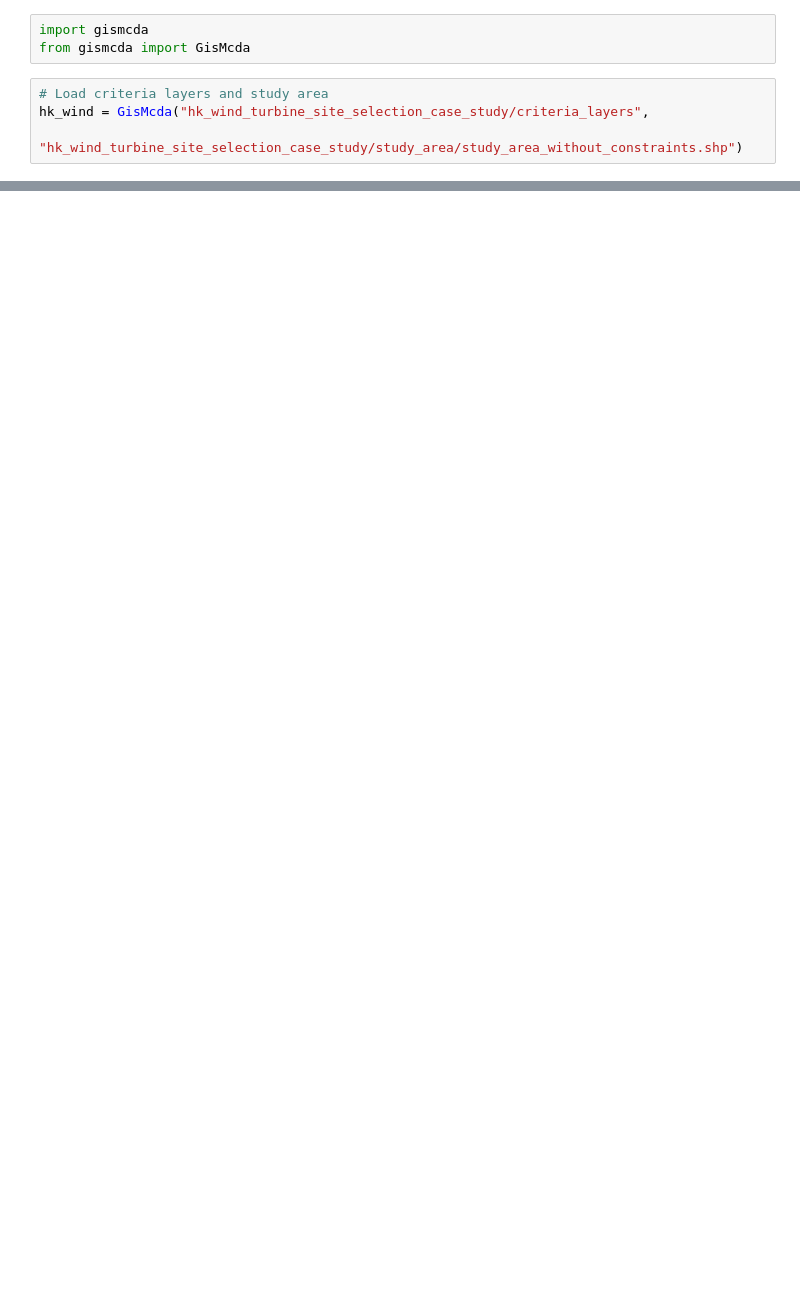
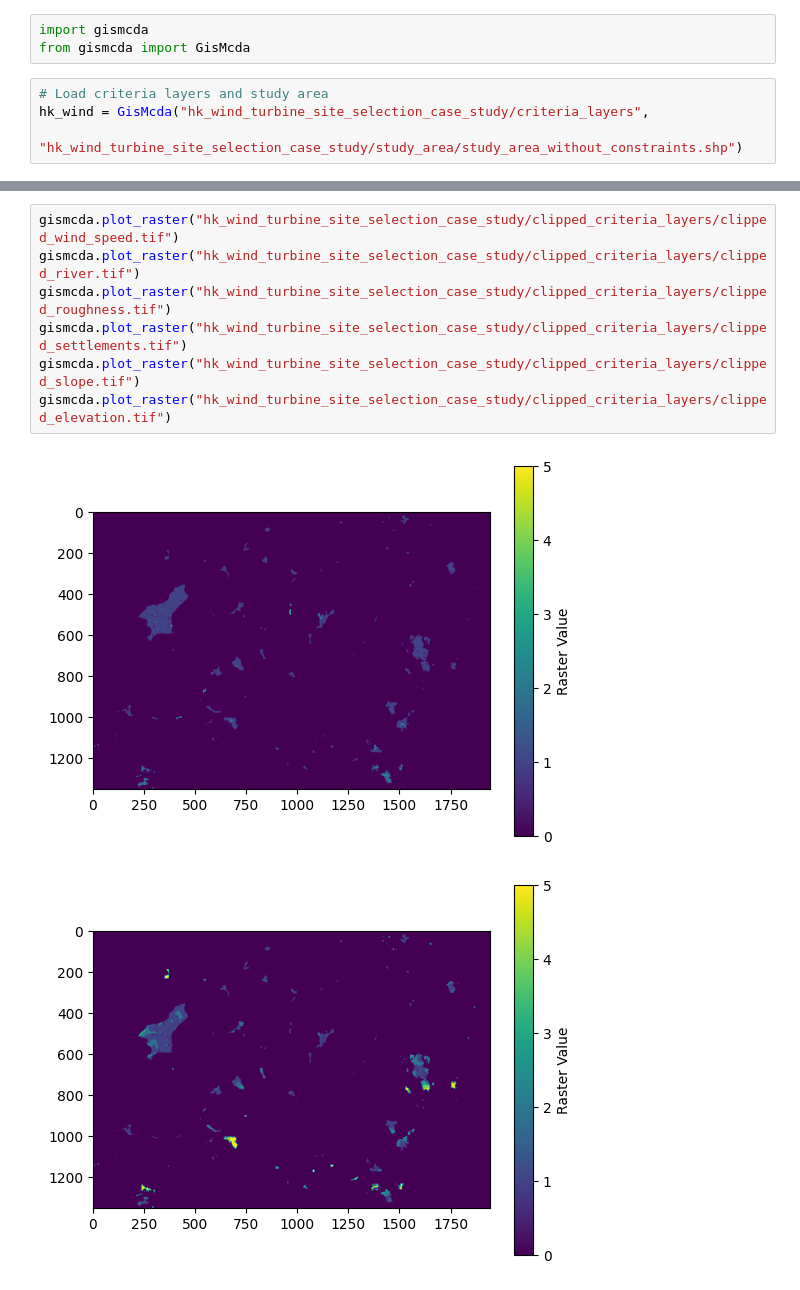
Before and after one commit to jamestse1114/Open-source-Tools-for-Solar-Energy-Site-Selection, a Jupyter notebook: example.ipynb, the cells around one changed output, grey strips where cells are left out. Saved outputs shown, nothing was run; the diff lists cells and outputs as text; blank space fills up the shorter version.

```diff
--- a/example.ipynb
+++ b/example.ipynb
@@ -117,0 +129,10 @@ UnboundLocalError: cannot access local variable 'mask' where it is not associate
+# %%
+gismcda.plot_raster("hk_wind_turbine_site_selection_case_study/clipped_criteria_layers/clipped_wind_speed.tif")
+gismcda.plot_raster("hk_wind_turbine_site_selection_case_study/clipped_criteria_layers/clipped_river.tif")
+gismcda.plot_raster("hk_wind_turbine_site_selection_case_study/clipped_criteria_layers/clipped_roughness.tif")
+gismcda.plot_raster("hk_wind_turbine_site_selection_case_study/clipped_criteria_layers/clipped_settlements.tif")
+gismcda.plot_raster("hk_wind_turbine_site_selection_case_study/clipped_criteria_layers/clipped_slope.tif")
+gismcda.plot_raster("hk_wind_turbine_site_selection_case_study/clipped_criteria_layers/clipped_elevation.tif")
+# %% [output]
+[figure, added]
+[figure, added]
```
Also changed, not shown: parts of 10 cells of this notebook, 20 other files.
